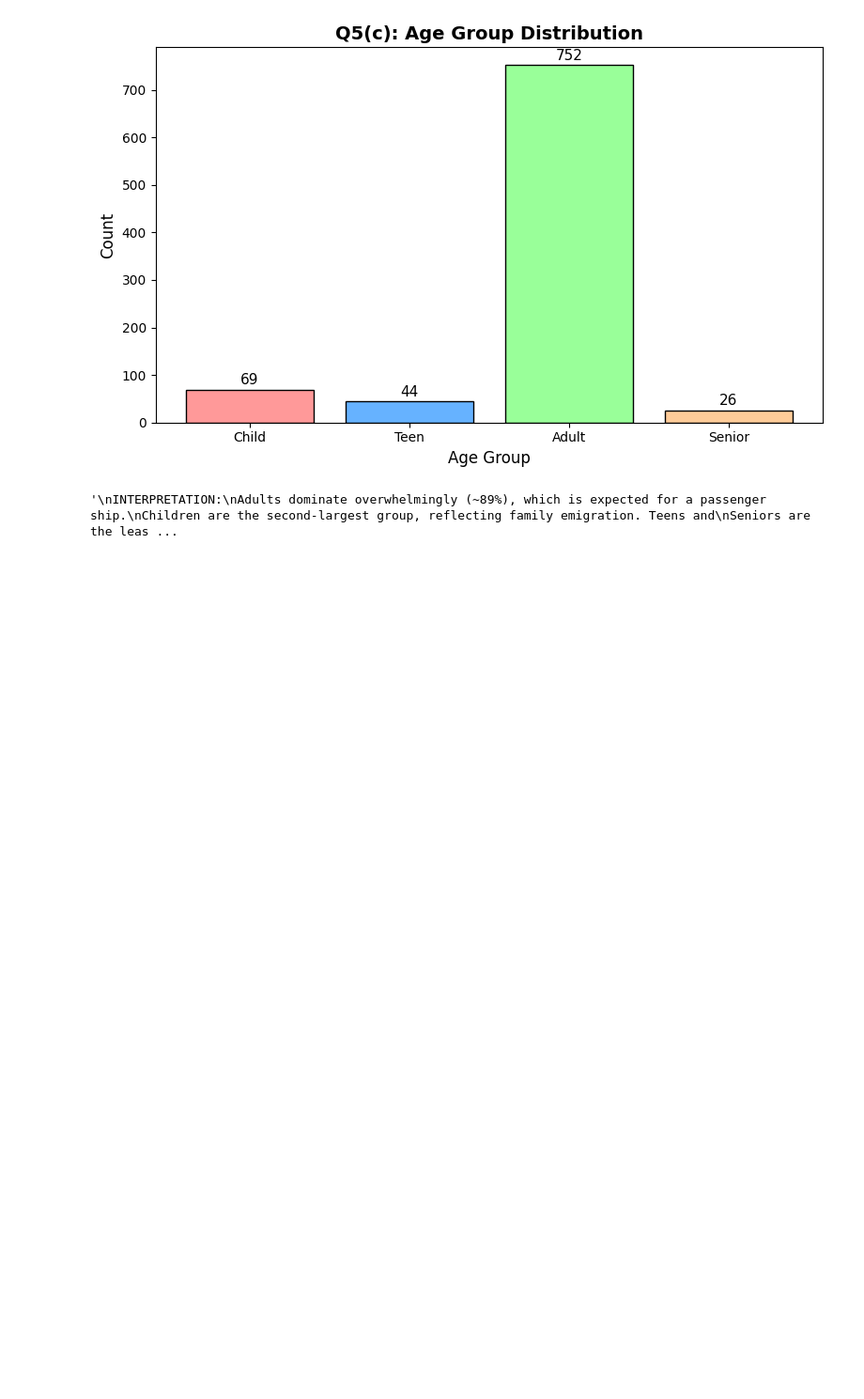
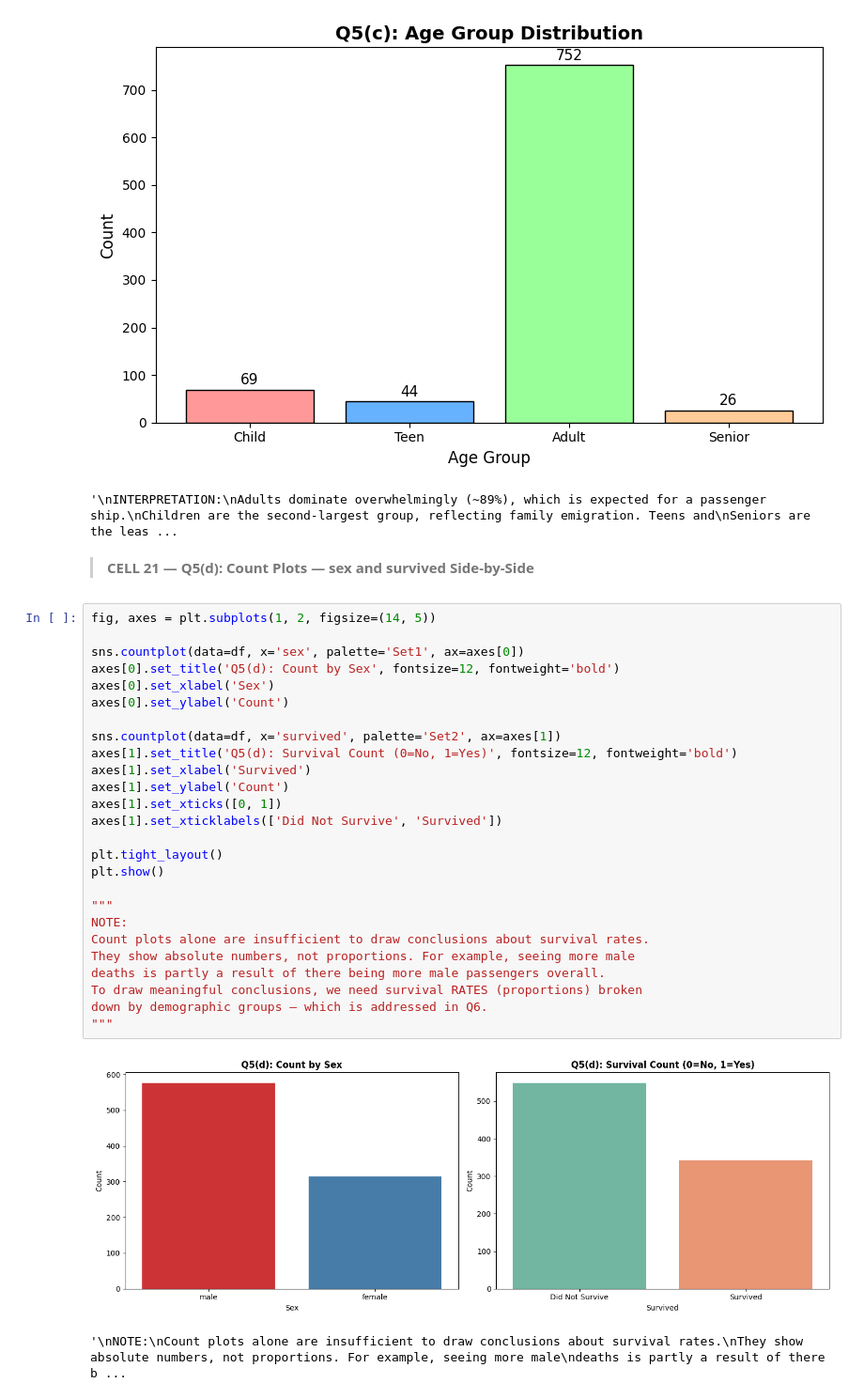
Before and after one commit to MuhammadAhmad1078/Titanic-Dataset-Exploratory-Analysis, a Jupyter notebook: 22F-8814-A2-Dataviz.ipynb, the cells around one changed output. Shown at 94% size. Saved outputs shown, nothing was run; the diff lists cells and outputs as text; blank space fills up the shorter version.

Commit message:
feat:Count Plots sex and survived Side-by-Side

```diff
--- a/22F-8814-A2-Dataviz.ipynb
+++ b/22F-8814-A2-Dataviz.ipynb
@@ -586,3 +586,34 @@ undertaken by working-age individuals and young families rather than retirees.
 # %% [output]
 [figure]
 '\nINTERPRETATION:\nAdults dominate overwhelmingly (~89%), which is expected for a passenger ship.\nChildren are the second-largest group, reflecting family emigration. Teens and\nSeniors are the leas ...
+# %% [markdown]
+> **CELL 21 — Q5(d): Count Plots — sex and survived Side-by-Side**
+# %%
+fig, axes = plt.subplots(1, 2, figsize=(14, 5))
+
+sns.countplot(data=df, x='sex', palette='Set1', ax=axes[0])
+axes[0].set_title('Q5(d): Count by Sex', fontsize=12, fontweight='bold')
+axes[0].set_xlabel('Sex')
+axes[0].set_ylabel('Count')
+
+sns.countplot(data=df, x='survived', palette='Set2', ax=axes[1])
+axes[1].set_title('Q5(d): Survival Count (0=No, 1=Yes)', fontsize=12, fontweight='bold')
+axes[1].set_xlabel('Survived')
+axes[1].set_ylabel('Count')
+axes[1].set_xticks([0, 1])
+axes[1].set_xticklabels(['Did Not Survive', 'Survived'])
+
+plt.tight_layout()
+plt.show()
+
+"""
+NOTE:
+Count plots alone are insufficient to draw conclusions about survival rates.
+They show absolute numbers, not proportions. For example, seeing more male
+deaths is partly a result of there being more male passengers overall.
+To draw meaningful conclusions, we need survival RATES (proportions) broken
+down by demographic groups — which is addressed in Q6.
+"""
+# %% [output]
+[figure, added]
+'\nNOTE:\nCount plots alone are insufficient to draw conclusions about survival rates.\nThey show absolute numbers, not proportions. For example, seeing more male\ndeaths is partly a result of there b ...
```
